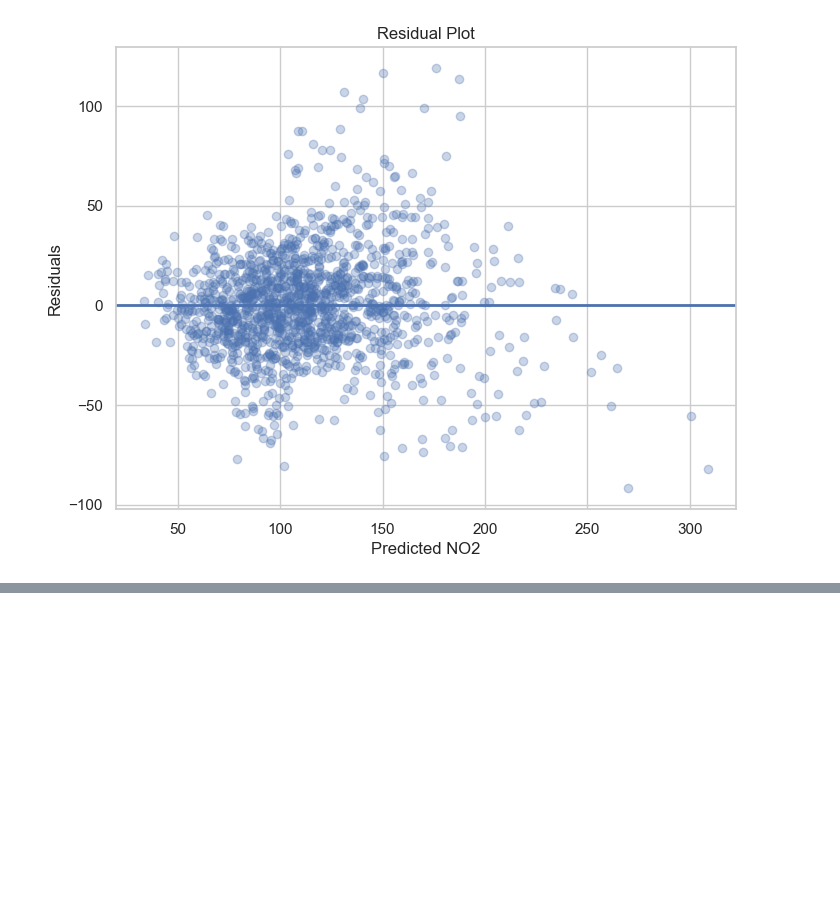
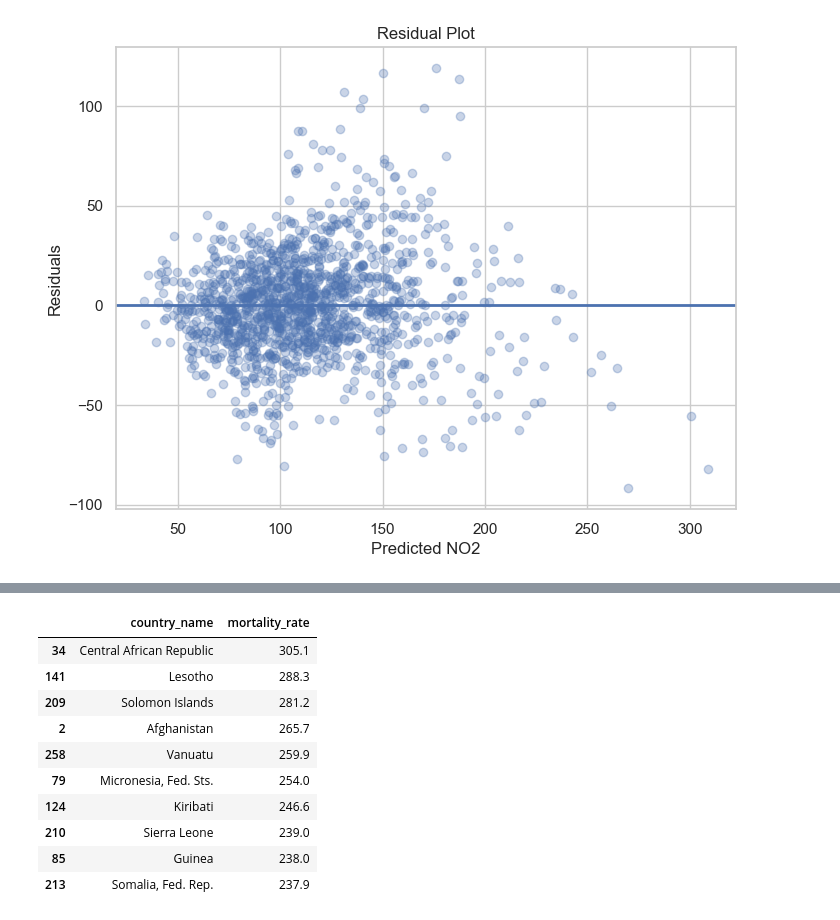
Before and after one commit to looalhadzhiev-max/traffic-pollution-health, a Jupyter notebook: notebooks/traffic_polution_health.ipynb, the cells around one changed output, grey strips where cells are left out. Cells and saved outputs as stored; diff of their text form; code cells hidden in the pictures; blank space fills up the shorter version.

```diff
--- a/notebooks/traffic_polution_health.ipynb
+++ b/notebooks/traffic_polution_health.ipynb
@@ -347,0 +352,28 @@ Regression coefficients:
+# %%
+wb_clean = wb_df.copy()
+
+wb_clean = wb_clean.dropna(axis=1, how="all")
+
+year_columns = [col for col in wb_clean.columns if col.isdigit()]
+
+for col in year_columns:
+    wb_clean[col] = pd.to_numeric(wb_clean[col], errors="coerce")
+
+available_years = [
+    col for col in year_columns
+    if wb_clean[col].notna().sum() > 0
+]
+
+latest_year = max(available_years)
+
+print("Latest available year column:", latest_year)
+
+wb_latest = (
+    wb_clean[["country_name", latest_year]]
+    .rename(columns={latest_year: "mortality_rate"})
+    .dropna()
+)
+
+print("Countries with available data:", len(wb_latest))
+
+wb_latest.head()
@@ -347,0 +389,19 @@ Regression coefficients:
+# %%
+top10 = wb_latest.sort_values(
+    "mortality_rate",
+    ascending=False
+).head(10)
+
+top10
+# %% [output]
+|  | country_name | mortality_rate |
+| 34 | Central African Republic | 305.1 |
+| 141 | Lesotho | 288.3 |
+| 209 | Solomon Islands | 281.2 |
+| 2 | Afghanistan | 265.7 |
+| 258 | Vanuatu | 259.9 |
+| 79 | Micronesia, Fed. Sts. | 254.0 |
+| 124 | Kiribati | 246.6 |
+| 210 | Sierra Leone | 239.0 |
+| 85 | Guinea | 238.0 |
+| 213 | Somalia, Fed. Rep. | 237.9 |
```
Also changed, not shown: parts of 5 cells of this notebook.
